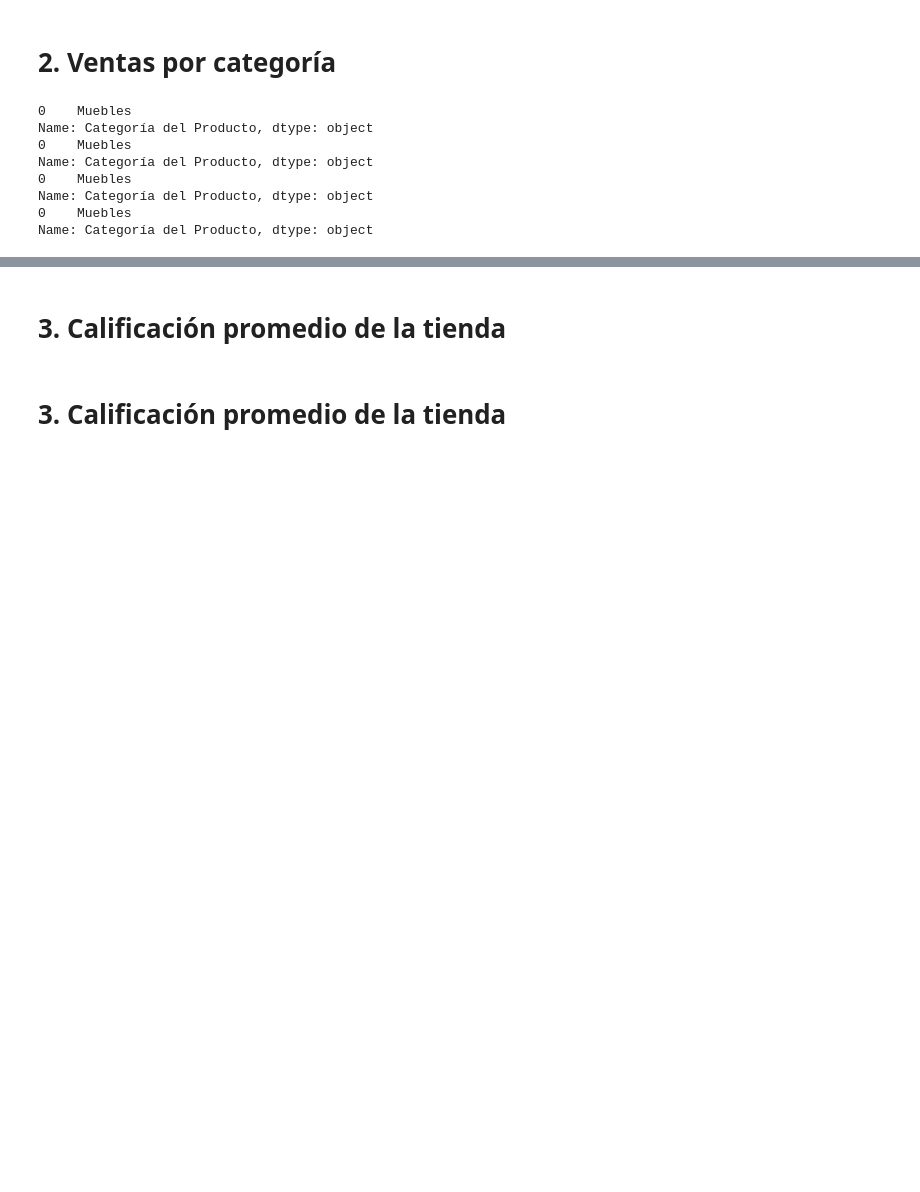
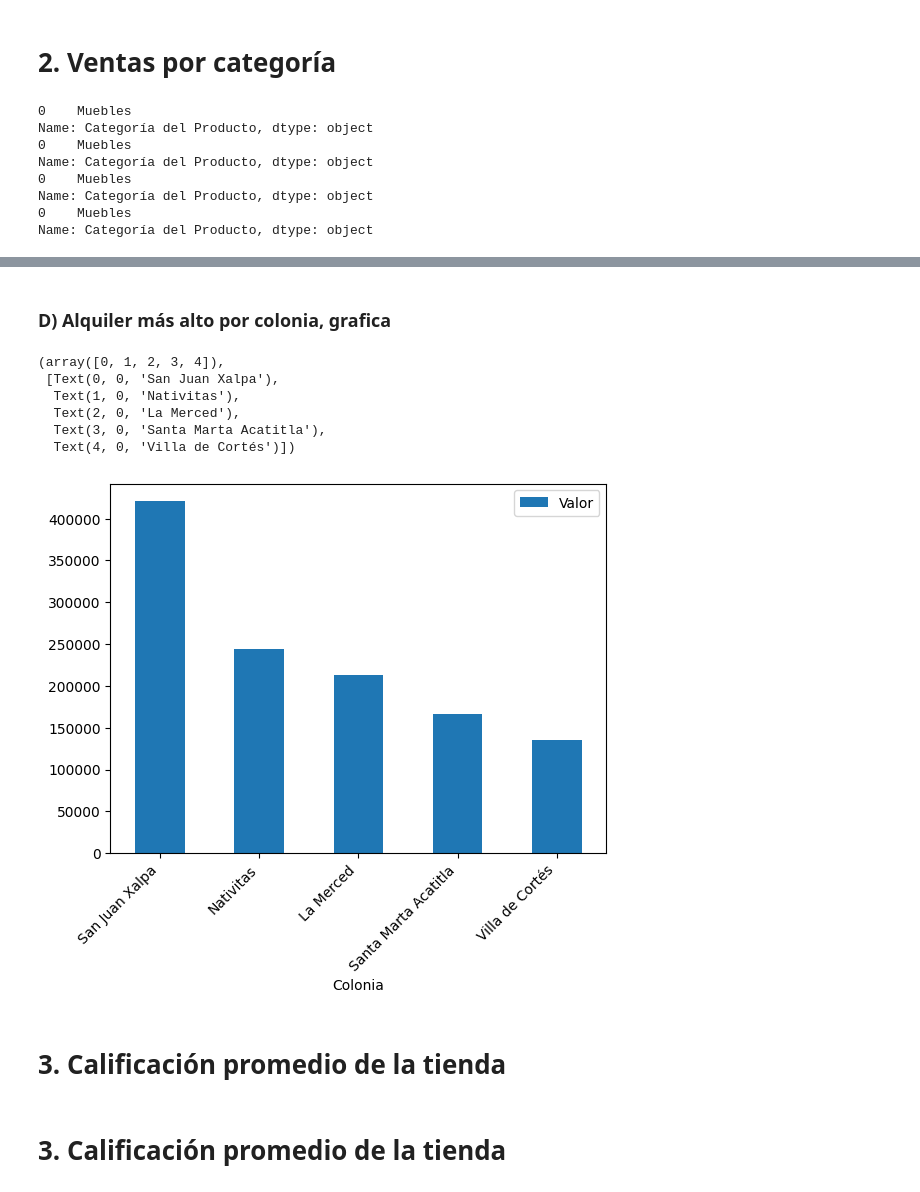
Before and after one commit to Ger-Code-COL/Challenge-python, a Jupyter notebook: AluraStoreLatam.ipynb, the cells around one changed output, grey strips where cells are left out. Drawn from its saved outputs; the diff is of its cells as text; code cells hidden in the pictures; blank space fills up the shorter version.

```diff
--- a/AluraStoreLatam.ipynb
+++ b/AluraStoreLatam.ipynb
@@ -64,0 +71,10 @@ Name: Categoría del Producto, dtype: object
+# %%
+url = 'https://gist.githubusercontent.com/ahcamachod/a572cfcc2527046db93101f88011b26e/raw/ffb13f45a79d31223e645611a119397dd127ee3c/alquiler.csv'
+
+df = pd.read_csv(url, sep=';')
+
+
+
+PromedioTodos = df.groupby ('Tipo')['Habitaciones'].mean()
+Promedio_Depas = PromedioTodos.at['Departamento']
+Promedio_Depas
@@ -64,0 +103,18 @@ Name: Categoría del Producto, dtype: object
+# %%
+##PreciosPorColonia = df.groupby ('Colonia')['Valor'].mean ()
+##PreciosPorColonia = PreciosPorColonia.sort_values (ascending= False)
+##preciosPorColonia
+
+## Esto sería la versión completa, y paso a paso de 1, aislar las 2 columnas y agrupar por colonia el promedio,
+# 2 ordenarlas de mayor a menor, y 3 imprimirlas
+# Sin embargo esta manera genera los idnex con los nombres de las Colonias, y si queremos sacar el tipe de la lista
+# Necesitamos indexes numerados, para eso hay que generar una columna distinta para la colonia
+
+##PreciosPorColonia = df.groupby ('Colonia', as_index= False)['Valor'].mean () Aqui se decalara como false que sean indexes las colonias
+##PreciosPorColonia = PreciosPorColonia.sort_values (by= ('Valor'), ascending= False) Aqui se especifica entonces, que Columna toma el orden
+##preciosPorColonia
+
+# Y su versión simplificada sería:
+
+PreciosPorColonia = (df.groupby ('Colonia', as_index= False)['Valor'].mean ()) .sort_values (by= ('Valor'), ascending= False)
+PreciosPorColonia.head ()
@@ -65,3 +128,16 @@ Name: Categoría del Producto, dtype: object
+# %% [markdown]
+### D) Alquiler más alto por colonia, grafica
+# %%
+PreciosPorColonia.head(5).plot (x= 'Colonia', kind='bar')
+plt.xticks(rotation=45, ha='right')
+# %% [output]
+(array([0, 1, 2, 3, 4]),
+ [Text(0, 0, 'San Juan Xalpa'),
+  Text(1, 0, 'Nativitas'),
+  Text(2, 0, 'La Merced'),
+  Text(3, 0, 'Santa Marta Acatitla'),
+  Text(4, 0, 'Villa de Cortés')])
+[figure, added]
 # %% [markdown]
 # 3. Calificación promedio de la tienda
 # %% [markdown]
```
Also changed, not shown: parts of 7 cells of this notebook.
